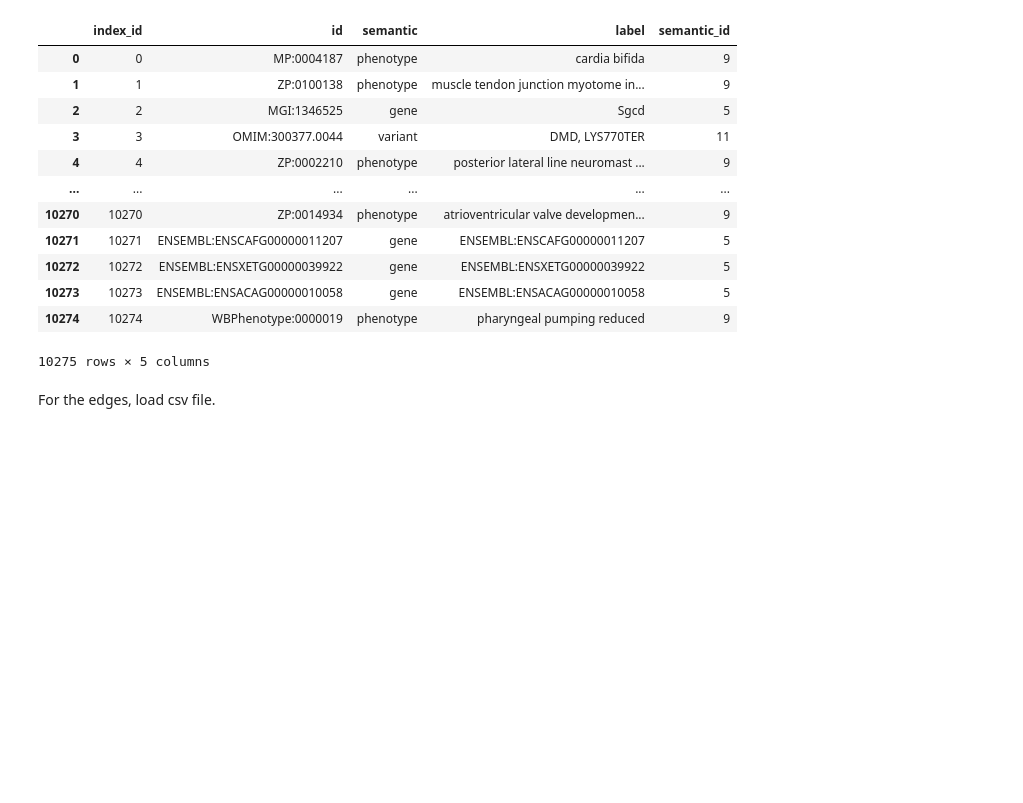
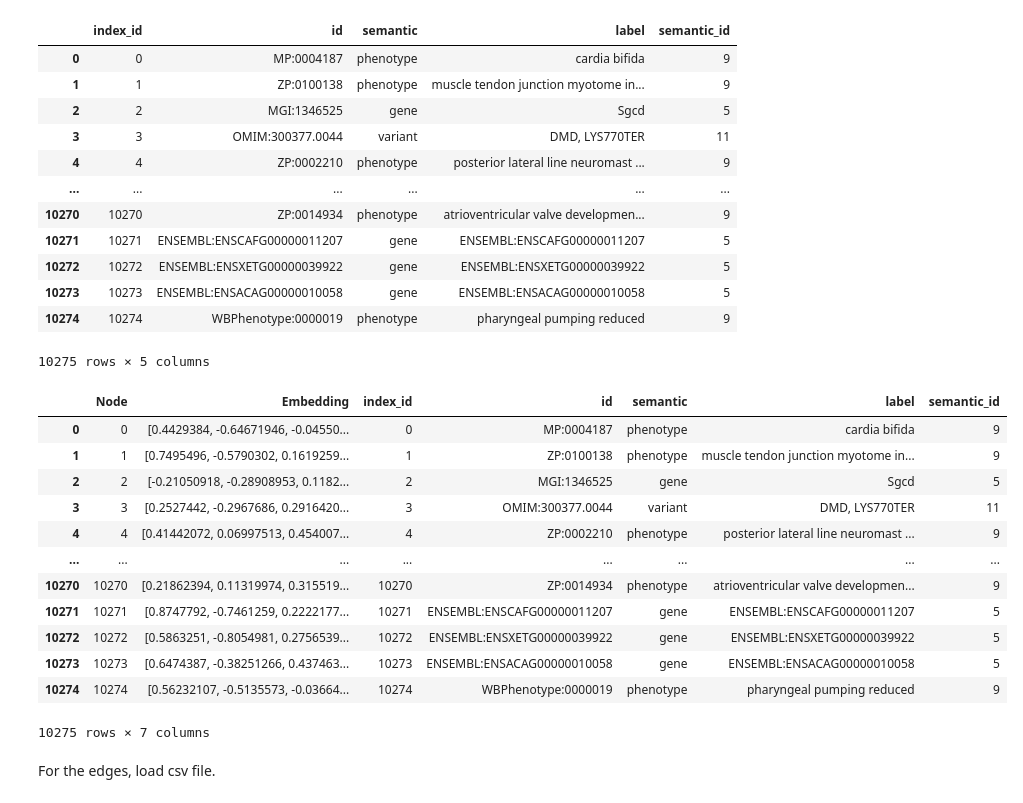
Before and after one commit to rosazwart/XAIFO-ThesisProject, a Jupyter notebook: explainer.ipynb, the cells around one changed output. Saved outputs shown, nothing was run; the diff lists cells and outputs as text; code cells hidden in the pictures; blank space fills up the shorter version.

```diff
--- a/explainer.ipynb
+++ b/explainer.ipynb
@@ -65,6 +63,25 @@ nodes
 | 10273 | 10273 | ENSEMBL:ENSACAG00000010058 | gene | ENSEMBL:ENSACAG00000010058 | 5 |
 | 10274 | 10274 | WBPhenotype:0000019 | phenotype | pharyngeal pumping reduced | 9 |
 10275 rows × 5 columns
+# %%
+node_features = pd.merge(node_features, nodes,
+                         left_on='Node', right_on='index_id',
+                         how='inner')
+node_features
+# %% [output]
+|  | Node | Embedding | index_id | id | semantic | label | semantic_id |
+| 0 | 0 | [0.4429384, -0.64671946, -0.04550... | 0 | MP:0004187 | phenotype | cardia bifida | 9 |
+| 1 | 1 | [0.7495496, -0.5790302, 0.1619259... | 1 | ZP:0100138 | phenotype | muscle tendon junction myotome in... | 9 |
+| 2 | 2 | [-0.21050918, -0.28908953, 0.1182... | 2 | MGI:1346525 | gene | Sgcd | 5 |
+| 3 | 3 | [0.2527442, -0.2967686, 0.2916420... | 3 | OMIM:300377.0044 | variant | DMD, LYS770TER | 11 |
+| 4 | 4 | [0.41442072, 0.06997513, 0.454007... | 4 | ZP:0002210 | phenotype | posterior lateral line neuromast ... | 9 |
+| ... | ... | ... | ... | ... | ... | ... | ... |
+| 10270 | 10270 | [0.21862394, 0.11319974, 0.315519... | 10270 | ZP:0014934 | phenotype | atrioventricular valve developmen... | 9 |
+| 10271 | 10271 | [0.8747792, -0.7461259, 0.2222177... | 10271 | ENSEMBL:ENSCAFG00000011207 | gene | ENSEMBL:ENSCAFG00000011207 | 5 |
+| 10272 | 10272 | [0.5863251, -0.8054981, 0.2756539... | 10272 | ENSEMBL:ENSXETG00000039922 | gene | ENSEMBL:ENSXETG00000039922 | 5 |
+| 10273 | 10273 | [0.6474387, -0.38251266, 0.437463... | 10273 | ENSEMBL:ENSACAG00000010058 | gene | ENSEMBL:ENSACAG00000010058 | 5 |
+| 10274 | 10274 | [0.56232107, -0.5135573, -0.03664... | 10274 | WBPhenotype:0000019 | phenotype | pharyngeal pumping reduced | 9 |
+10275 rows × 7 columns
 # %% [markdown]
 For the edges, load csv file.
 # %%
```
Also changed, not shown: parts of 12 cells of this notebook, 5 other files.
